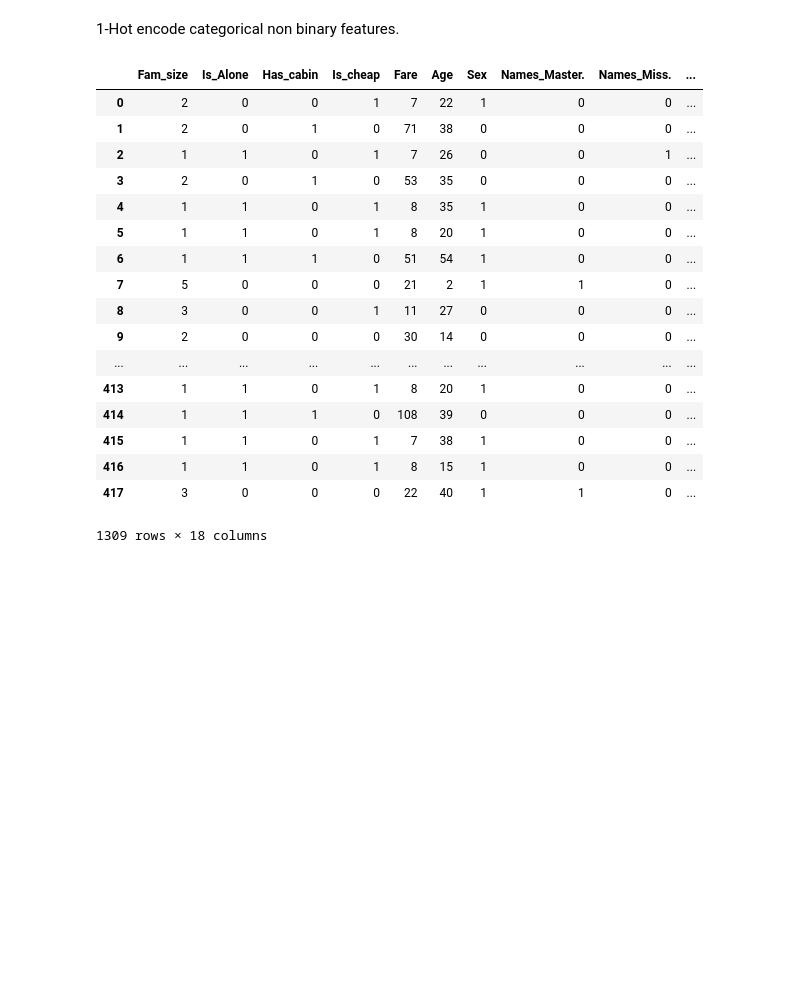
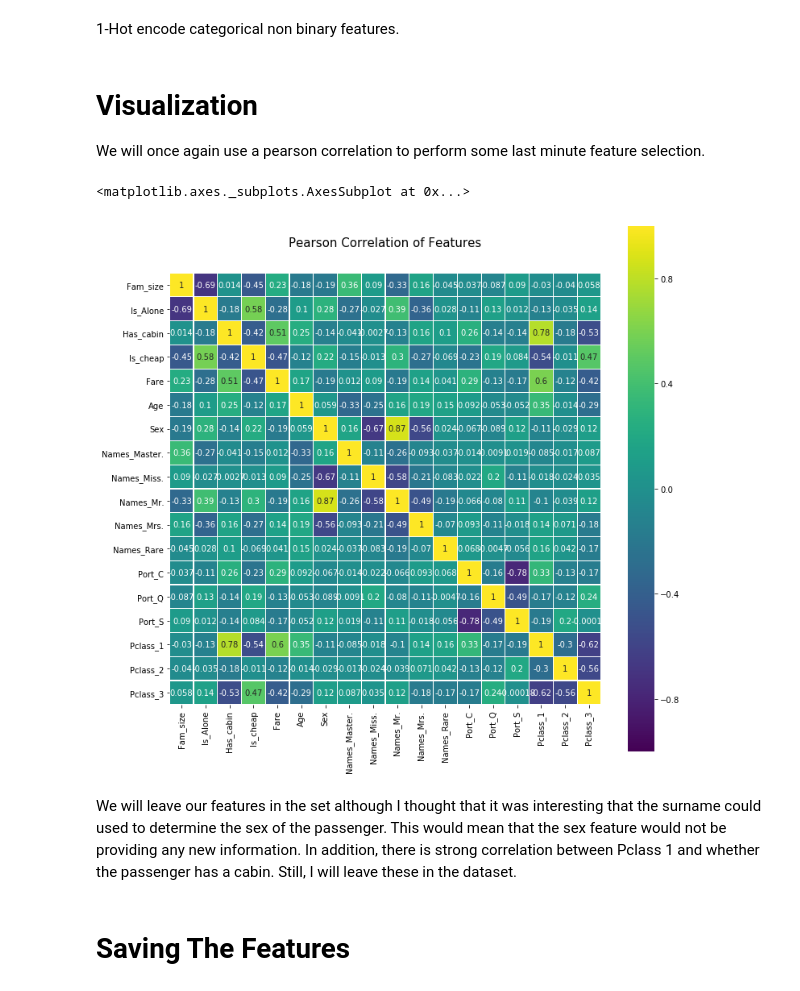
Before and after one commit to grantcooksey/kaggle-titanic, a Jupyter notebook: notebooks/Feature Engineering.ipynb, the cells around one changed output. Saved outputs shown, nothing was run; the diff lists cells and outputs as text; code cells hidden in the pictures; blank space fills up the shorter version.

```diff
--- a/notebooks/Feature Engineering.ipynb
+++ b/notebooks/Feature Engineering.ipynb
@@ -407,23 +407,20 @@ continuous_labels = ['Fare', 'Age']
 # %% [markdown]
 1-Hot encode categorical non binary features.
 # %%
-pd.get_dummies(df_features, columns=categorical_non_bin_labels)
+df_features = pd.get_dummies(df_features, columns=categorical_non_bin_labels)
-# %% [output]
-|  | Fam_size | Is_Alone | Has_cabin | Is_cheap | Fare | Age | Sex | Names_Master. | Names_Miss. | ... |
-| 0 | 2 | 0 | 0 | 1 | 7 | 22 | 1 | 0 | 0 | ... |
-| 1 | 2 | 0 | 1 | 0 | 71 | 38 | 0 | 0 | 0 | ... |
-| 2 | 1 | 1 | 0 | 1 | 7 | 26 | 0 | 0 | 1 | ... |
-| 3 | 2 | 0 | 1 | 0 | 53 | 35 | 0 | 0 | 0 | ... |
-| 4 | 1 | 1 | 0 | 1 | 8 | 35 | 1 | 0 | 0 | ... |
-| 5 | 1 | 1 | 0 | 1 | 8 | 20 | 1 | 0 | 0 | ... |
-| 6 | 1 | 1 | 1 | 0 | 51 | 54 | 1 | 0 | 0 | ... |
-| 7 | 5 | 0 | 0 | 0 | 21 | 2 | 1 | 1 | 0 | ... |
-| 8 | 3 | 0 | 0 | 1 | 11 | 27 | 0 | 0 | 0 | ... |
-| 9 | 2 | 0 | 0 | 0 | 30 | 14 | 0 | 0 | 0 | ... |
-| ... | ... | ... | ... | ... | ... | ... | ... | ... | ... | ... |
-| 413 | 1 | 1 | 0 | 1 | 8 | 20 | 1 | 0 | 0 | ... |
-| 414 | 1 | 1 | 1 | 0 | 108 | 39 | 0 | 0 | 0 | ... |
-| 415 | 1 | 1 | 0 | 1 | 7 | 38 | 1 | 0 | 0 | ... |
-| 416 | 1 | 1 | 0 | 1 | 8 | 15 | 1 | 0 | 0 | ... |
-| 417 | 3 | 0 | 0 | 0 | 22 | 40 | 1 | 1 | 0 | ... |
-1309 rows × 18 columns
+# %% [markdown]
+# Visualization
+
+We will once again use a pearson correlation to perform some last minute feature selection.
+# %%
+plt.figure(figsize=(12,12))
+plt.title('Pearson Correlation of Features', y=1.05, size=15)
+sns.heatmap(df_features.astype(float).corr(),linewidths=0.1,vmax=1.0, vmin=-1.0, square=True, cmap=cmp,
+            linecolor='white', annot=True)
+# %% [output]
+<matplotlib.axes._subplots.AxesSubplot at 0x...>
+[figure, added]
+# %% [markdown]
+We will leave our features in the set although I thought that it was interesting that the surname could used to determine the sex of the passenger. This would mean that the sex feature would not be providing any new information. In addition, there is strong correlation between Pclass 1 and whether the passenger has a cabin.  Still, I will leave these in the dataset.
+# %% [markdown]
+# Saving The Features
```
Also changed, not shown: parts of 2 cells of this notebook.
